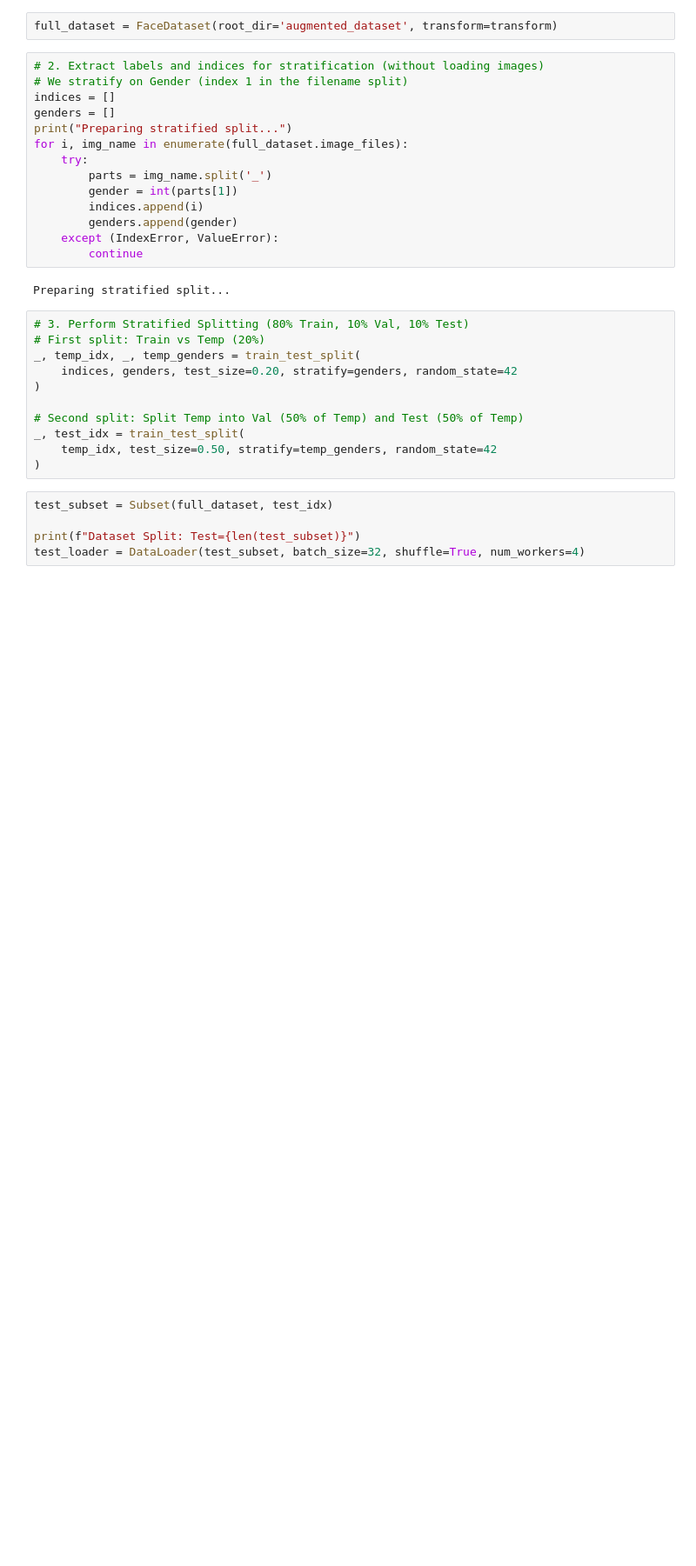
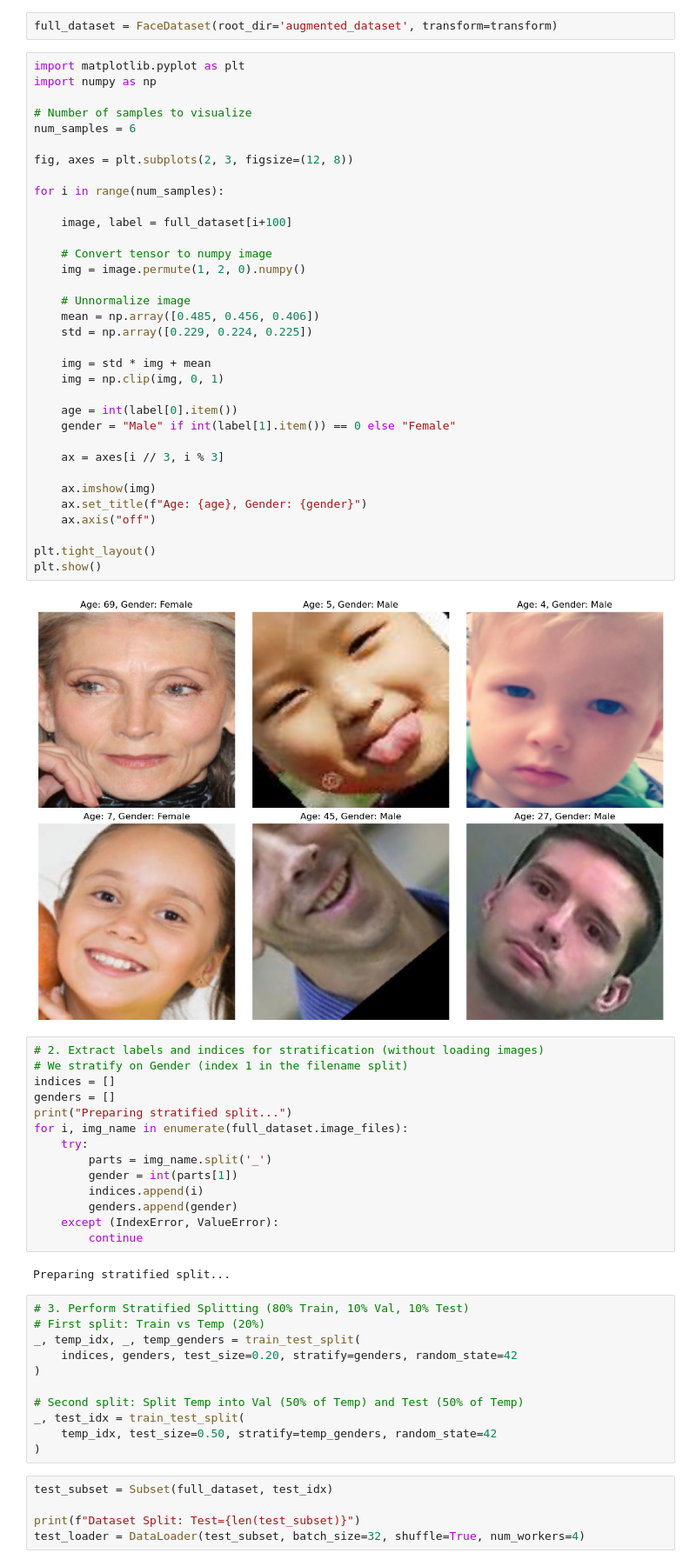
Before and after one commit to shindevaish/age_gender_classifier_cnn, a Jupyter notebook: evaluation.ipynb, the cells around one changed output. Shown at 87% size. Drawn from its saved outputs; the diff is of its cells as text; blank space fills up the shorter version.

```diff
--- a/evaluation.ipynb
+++ b/evaluation.ipynb
@@ -28,6 +28,42 @@ transform = transforms.Compose([
 ])
 # %%
 full_dataset = FaceDataset(root_dir='augmented_dataset', transform=transform)
+# %%
+import matplotlib.pyplot as plt
+import numpy as np
+
+# Number of samples to visualize
+num_samples = 6
+
+fig, axes = plt.subplots(2, 3, figsize=(12, 8))
+
+for i in range(num_samples):
+
+    image, label = full_dataset[i+100]
+
+    # Convert tensor to numpy image
+    img = image.permute(1, 2, 0).numpy()
+
+    # Unnormalize image
+    mean = np.array([0.485, 0.456, 0.406])
+    std = np.array([0.229, 0.224, 0.225])
+
+    img = std * img + mean
+    img = np.clip(img, 0, 1)
+
+    age = int(label[0].item())
+    gender = "Male" if int(label[1].item()) == 0 else "Female"
+
+    ax = axes[i // 3, i % 3]
+
+    ax.imshow(img)
+    ax.set_title(f"Age: {age}, Gender: {gender}")
+    ax.axis("off")
+
+plt.tight_layout()
+plt.show()
+# %% [output]
+[figure, added]
 # %%
 # 2. Extract labels and indices for stratification (without loading images)
 # We stratify on Gender (index 1 in the filename split)
```
Also changed, not shown: parts of 3 cells of this notebook.
